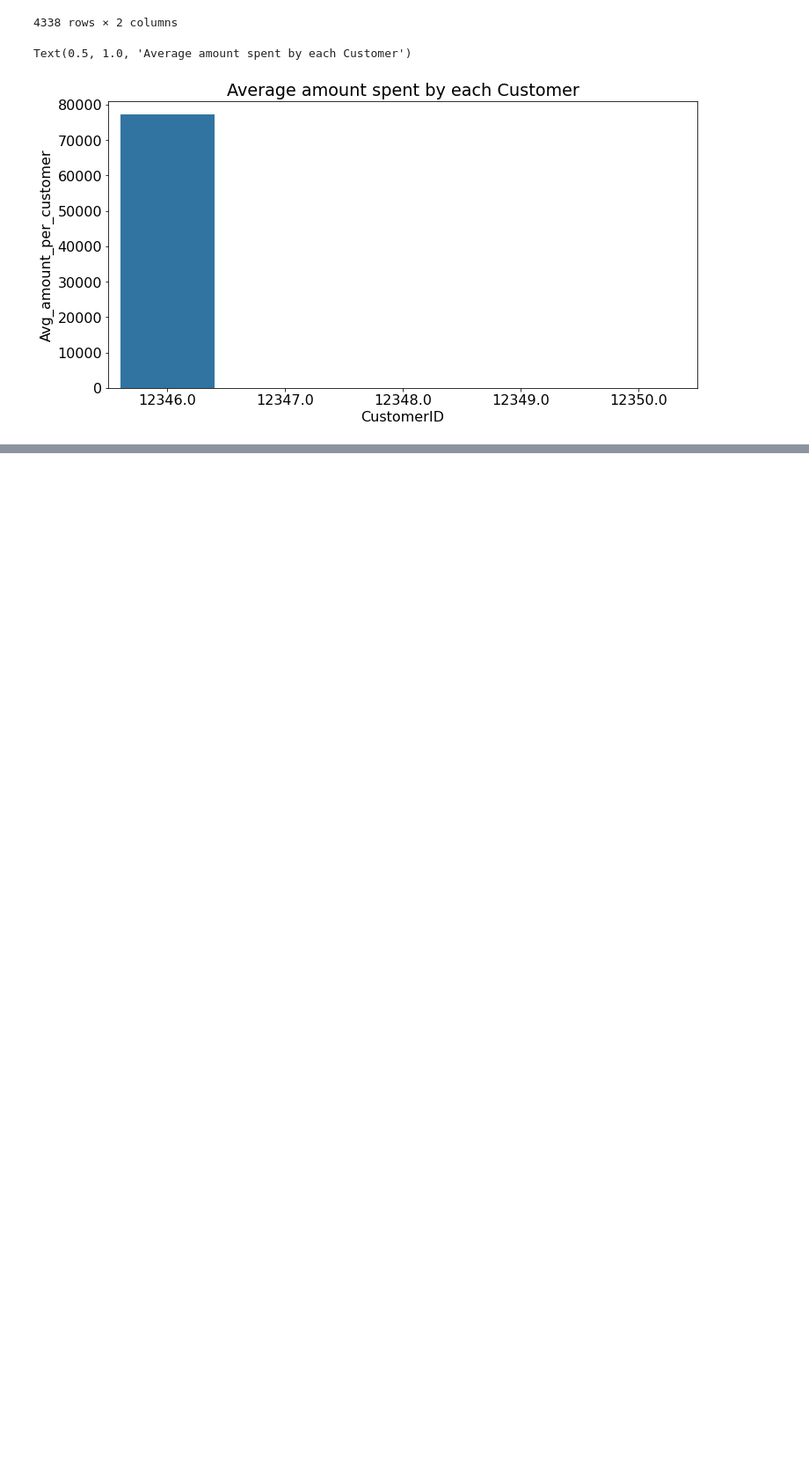
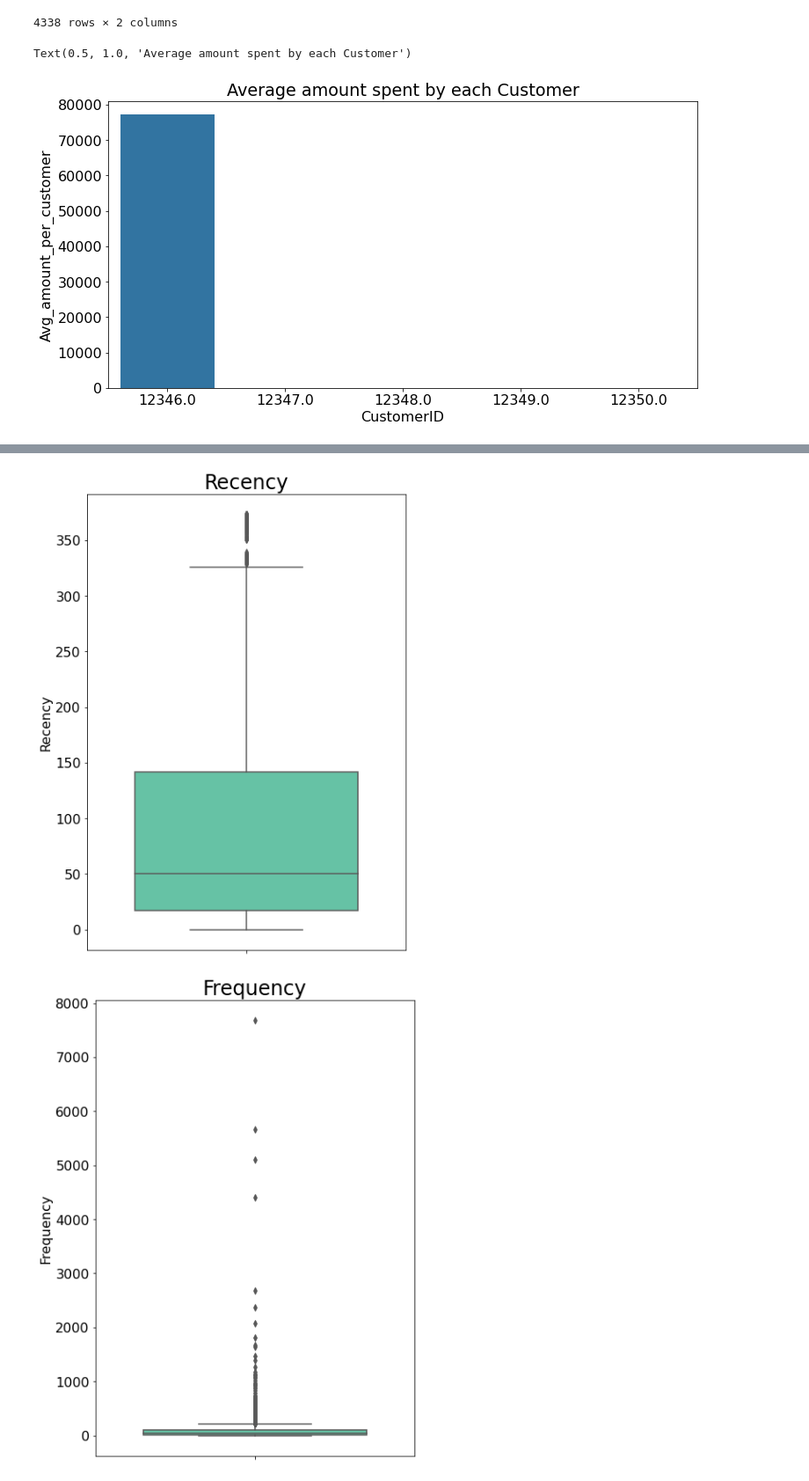
Before and after one commit to iamnaveenk/Capstone_project_4-online-retail-customer-segmentation-, a Jupyter notebook: Online_Retail_Customer_Segmentation_Capstone_Project.ipynb, the cells around one changed output, grey strips where cells are left out. Shown at 88% size. Drawn from its saved outputs; the diff is of its cells as text; code cells hidden in the pictures; blank space fills up the shorter version.

```diff
--- a/Online_Retail_Customer_Segmentation_Capstone_Project.ipynb
+++ b/Online_Retail_Customer_Segmentation_Capstone_Project.ipynb
@@ -659,0 +733,11 @@ Text(0.5, 1.0, 'Average amount spent by each Customer')
+# %%
+for var in rfm_dataframe :
+    plt.rcParams['figure.figsize'] = [15,15]
+    plt.figure(figsize=(15,10))
+    plt.subplot(1, 2, 1)
+    fig = sns.boxplot(y=rfm_dataframe[var],orient="v", palette="Set2" ,whis=1.5,saturation=1, width=0.7)
+    fig.set_title(f'{var}',size=24)
+    fig.set_ylabel(var)
+# %% [output]
+[figure, added]
+[figure, added]
```
Also changed, not shown: parts of 18 cells of this notebook.
